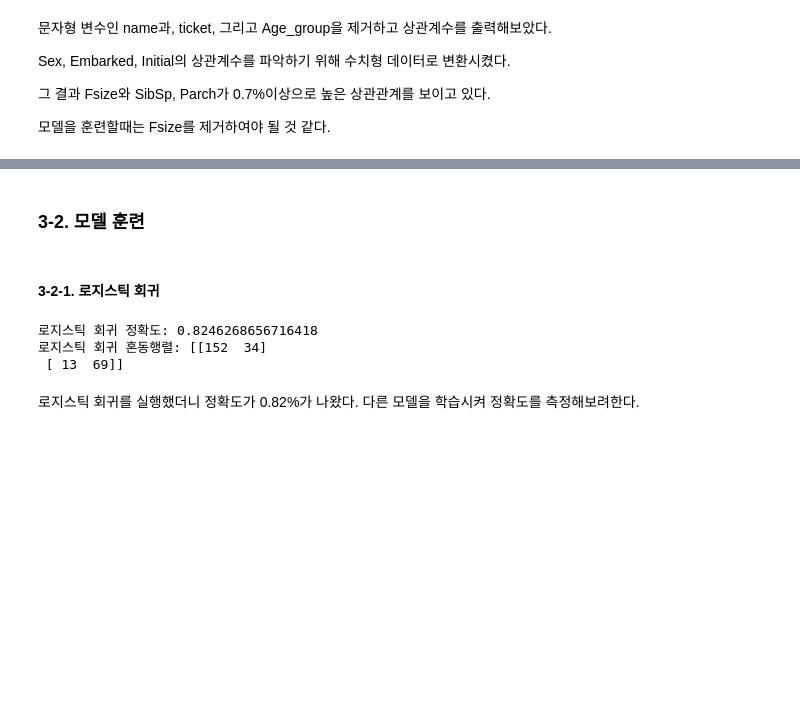
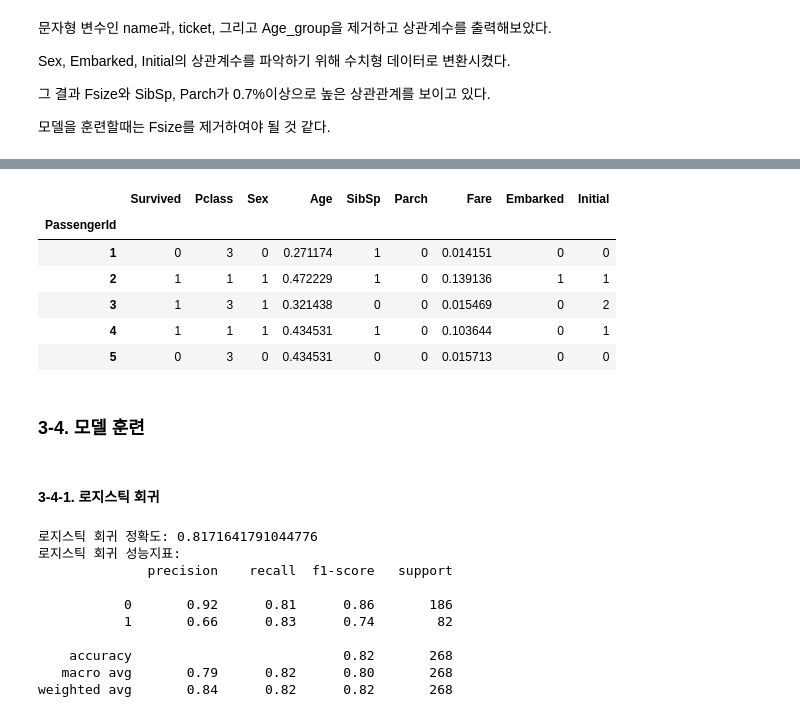
Before and after one commit to jungbin927/Titanic_project, a Jupyter notebook: Titanic_project_2020100381_JB.ipynb, the cells around one changed output, grey strips where cells are left out. Drawn from its saved outputs; the diff is of its cells as text; code cells hidden in the pictures; blank space fills up the shorter version.

```diff
--- a/Titanic_project_2020100381_JB.ipynb
+++ b/Titanic_project_2020100381_JB.ipynb
@@ -1424,0 +1466,2 @@ Sex, Embarked, Initial의 상관계수를 파악하기 위해 수치형 데이
+# %%
+df.drop(['Name','Ticket','Age_group','Fsize'], axis=1, inplace=True)
@@ -1425,5 +1476,23 @@ Sex, Embarked, Initial의 상관계수를 파악하기 위해 수치형 데이
+# %%
+from sklearn.preprocessing import MinMaxScaler
+
+columns_to_normalize = ['Age', 'Fare']
+
+scaler = MinMaxScaler()
+df[columns_to_normalize] = scaler.fit_transform(df[columns_to_normalize])
+
+
+df.head()
+# %% [output]
+|  | Survived | Pclass | Sex | Age | SibSp | Parch | Fare | Embarked | Initial |
+| PassengerId |  |  |  |  |  |  |  |  |  |
+| 1 | 0 | 3 | 0 | 0.271174 | 1 | 0 | 0.014151 | 0 | 0 |
+| 2 | 1 | 1 | 1 | 0.472229 | 1 | 0 | 0.139136 | 1 | 1 |
+| 3 | 1 | 3 | 1 | 0.321438 | 0 | 0 | 0.015469 | 0 | 2 |
+| 4 | 1 | 1 | 1 | 0.434531 | 1 | 0 | 0.103644 | 0 | 1 |
+| 5 | 0 | 3 | 0 | 0.434531 | 0 | 0 | 0.015713 | 0 | 0 |
 # %% [markdown]
-### 3-2. 모델 훈련
+### 3-4. 모델 훈련
 # %%
 from sklearn.model_selection import train_test_split
 from sklearn.linear_model import LogisticRegression
@@ -1440,17 +1509,23 @@ X = df.drop(['Survived', 'Name', 'Ticket','Age_group'], axis=1)
 Y = df['Survived']
 train_X, test_X, train_Y, test_Y = train_test_split(X, Y, test_size=0.3, random_state=0, stratify=Y)
 # %% [markdown]
-#### 3-2-1. 로지스틱 회귀
+#### 3-4-1. 로지스틱 회귀
 # %%
 model = LogisticRegression(max_iter=1000)
 model.fit(train_X,train_Y)
 prediction1=model.predict(test_X)
 print('로지스틱 회귀 정확도:',metrics.accuracy_score(prediction1,test_Y))
-print('로지스틱 회귀 혼동행렬:',confusion_matrix(prediction1,test_Y))
+print('로지스틱 회귀 성능지표:')
+print(classification_report(prediction1,test_Y))
 # %% [output]
-로지스틱 회귀 정확도: 0.8246268656716418
-로지스틱 회귀 혼동행렬: [[152  34]
- [ 13  69]]
+로지스틱 회귀 정확도: 0.8171641791044776
+로지스틱 회귀 성능지표:
+              precision    recall  f1-score   support
+
+           0       0.92      0.81      0.86       186
+           1       0.66      0.83      0.74        82
+
+    accuracy                           0.82       268
+   macro avg       0.79      0.82      0.80       268
+weighted avg       0.84      0.82      0.82       268
-# %% [markdown]
-로지스틱 회귀를 실행했더니 정확도가 0.82%가 나왔다. 다른 모델을 학습시켜 정확도를 측정해보려한다.
 # %% [markdown]
```
Also changed, not shown: parts of 63 cells of this notebook, 2 other files.
